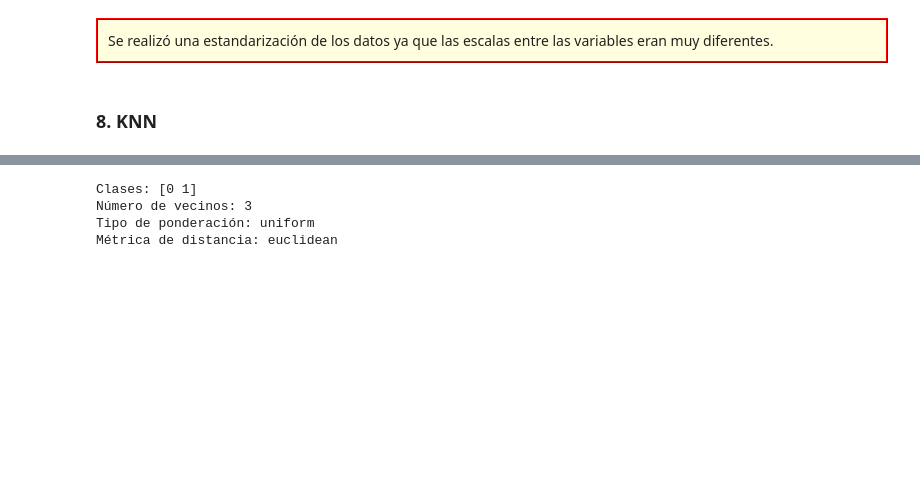
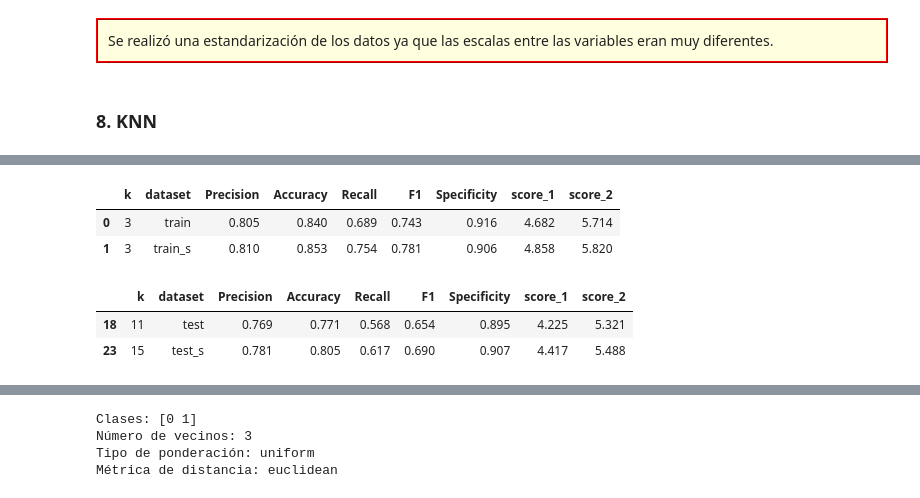
Before and after one commit to davidagapitoq/data_science_for_business_2023, a Jupyter notebook: Supervised_models/KNN/Diabetes_prediction.ipynb, the cells around one changed output, grey strips where cells are left out. Cells and saved outputs as stored; diff of their text form; code cells hidden in the pictures; blank space fills up the shorter version.

```diff
--- a/Supervised_models/KNN/Diabetes_prediction.ipynb
+++ b/Supervised_models/KNN/Diabetes_prediction.ipynb
@@ -450,0 +585,12 @@ KNeighborsClassifier(n_neighbors=3)
+# %%
+results.loc[results[results['dataset'].isin(['train', 'train_s'])].groupby('dataset')['score_2'].idxmax()]
+# %% [output]
+|  | k | dataset | Precision | Accuracy | Recall | F1 | Specificity | score_1 | score_2 |
+| 0 | 3 | train | 0.805 | 0.840 | 0.689 | 0.743 | 0.916 | 4.682 | 5.714 |
+| 1 | 3 | train_s | 0.810 | 0.853 | 0.754 | 0.781 | 0.906 | 4.858 | 5.820 |
+# %%
+results.loc[results[results['dataset'].isin(['test', 'test_s'])].groupby('dataset')['score_2'].idxmax()]
+# %% [output]
+|  | k | dataset | Precision | Accuracy | Recall | F1 | Specificity | score_1 | score_2 |
+| 18 | 11 | test | 0.769 | 0.771 | 0.568 | 0.654 | 0.895 | 4.225 | 5.321 |
+| 23 | 15 | test_s | 0.781 | 0.805 | 0.617 | 0.690 | 0.907 | 4.417 | 5.488 |
```
Also changed, not shown: parts of 16 cells of this notebook.
